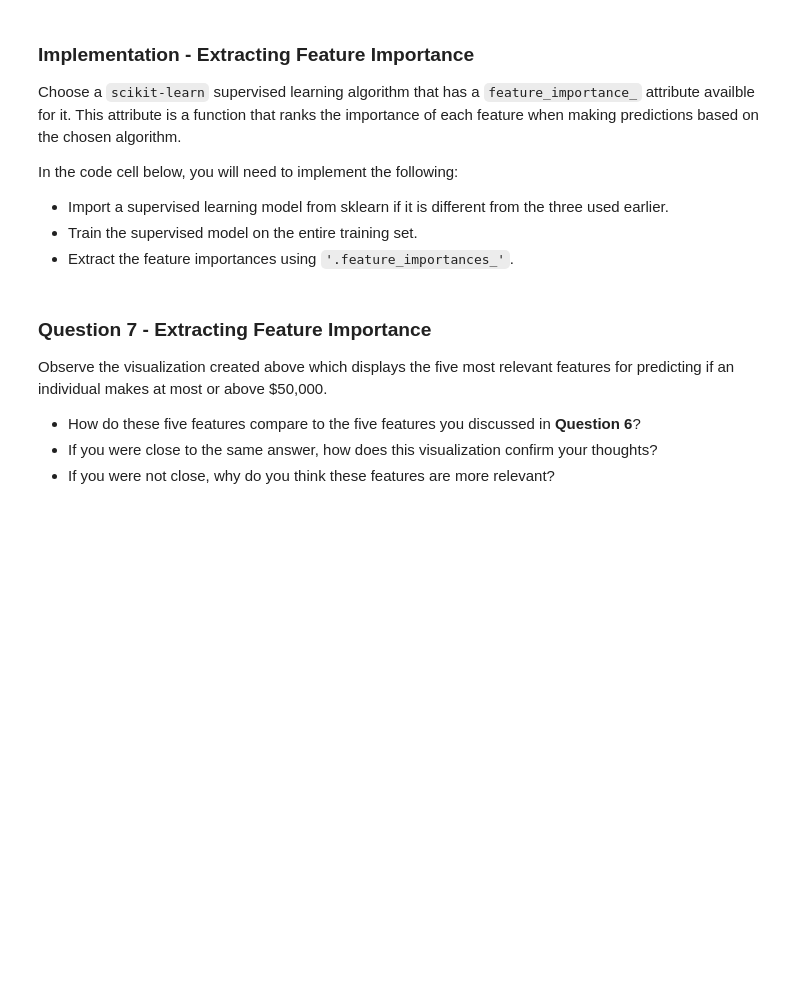
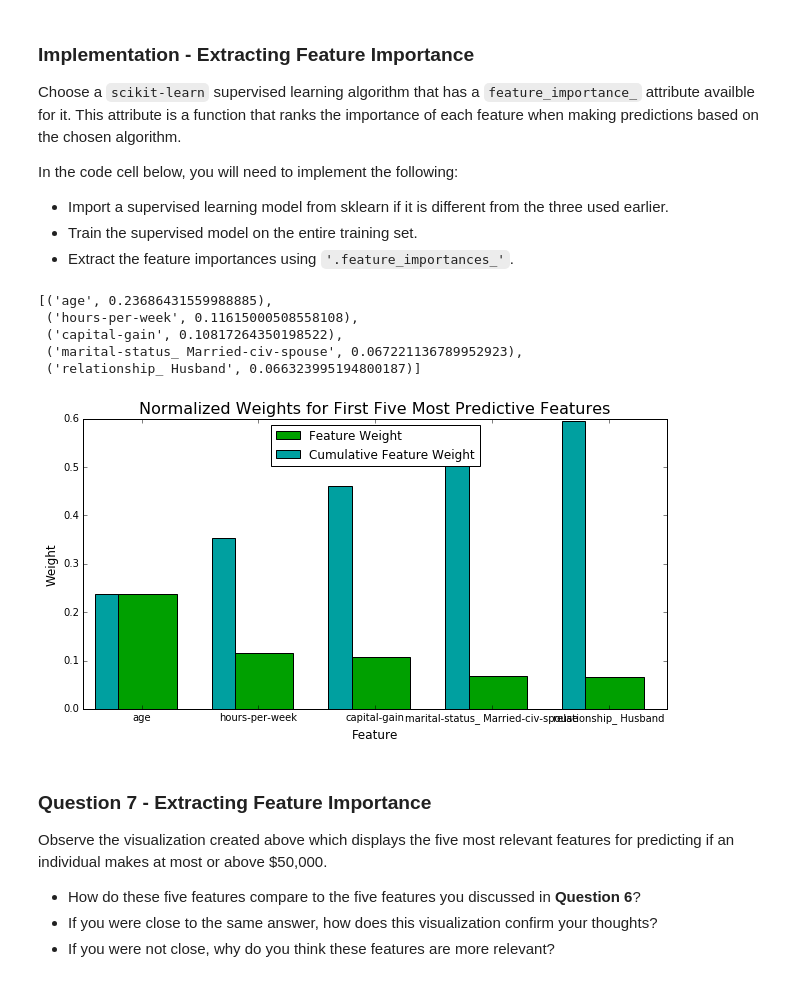
Before and after one commit to vhquang/machine-learning, a Jupyter notebook: projects/finding_donors/finding_donors.ipynb, the cells around one changed output. Drawn from its saved outputs; the diff is of its cells as text; code cells hidden in the pictures; blank space fills up the shorter version.

```diff
--- a/projects/finding_donors/finding_donors.ipynb
+++ b/projects/finding_donors/finding_donors.ipynb
@@ -576,16 +631,25 @@ In the code cell below, you will need to implement the following:
  - Extract the feature importances using `'.feature_importances_'`.
 # %%
 # TODO: Import a supervised learning model that has 'feature_importances_'
-
+from sklearn.ensemble import RandomForestClassifier
 
 # TODO: Train the supervised model on the training set using .fit(X_train, y_train)
-model = None
+model = RandomForestClassifier(n_estimators=20, random_state=0).fit(X_train, y_train)
 
 # TODO: Extract the feature importances using .feature_importances_
-importances = None
+importances = model.feature_importances_
+l = sorted(zip(features_final.columns.tolist(), importances), key=lambda x: x[1], reverse=True)
+pprint(l[:5])
 
 # Plot
 vs.feature_plot(importances, X_train, y_train)
+# %% [output]
+[('age', 0.23686431559988885),
+ ('hours-per-week', 0.11615000508558108),
+ ('capital-gain', 0.10817264350198522),
+ ('marital-status_ Married-civ-spouse', 0.067221136789952923),
+ ('relationship_ Husband', 0.066323995194800187)]
+[figure, added]
 # %% [markdown]
 ### Question 7 - Extracting Feature Importance
 
```
Also changed, not shown: parts of 20 cells of this notebook, 1 other file.
